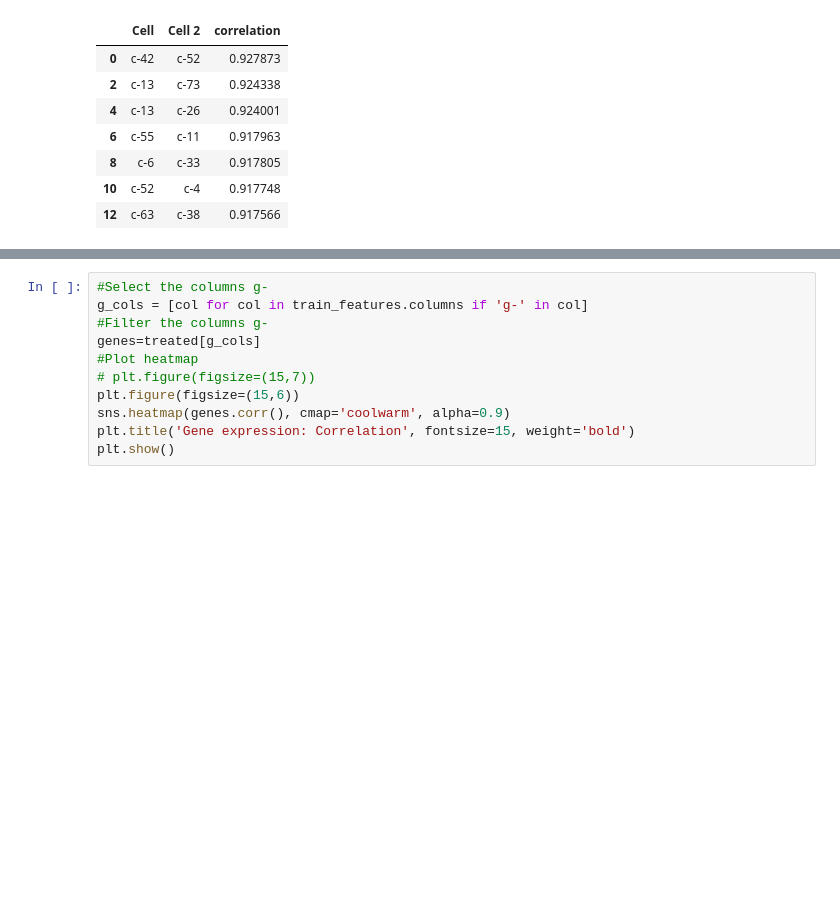
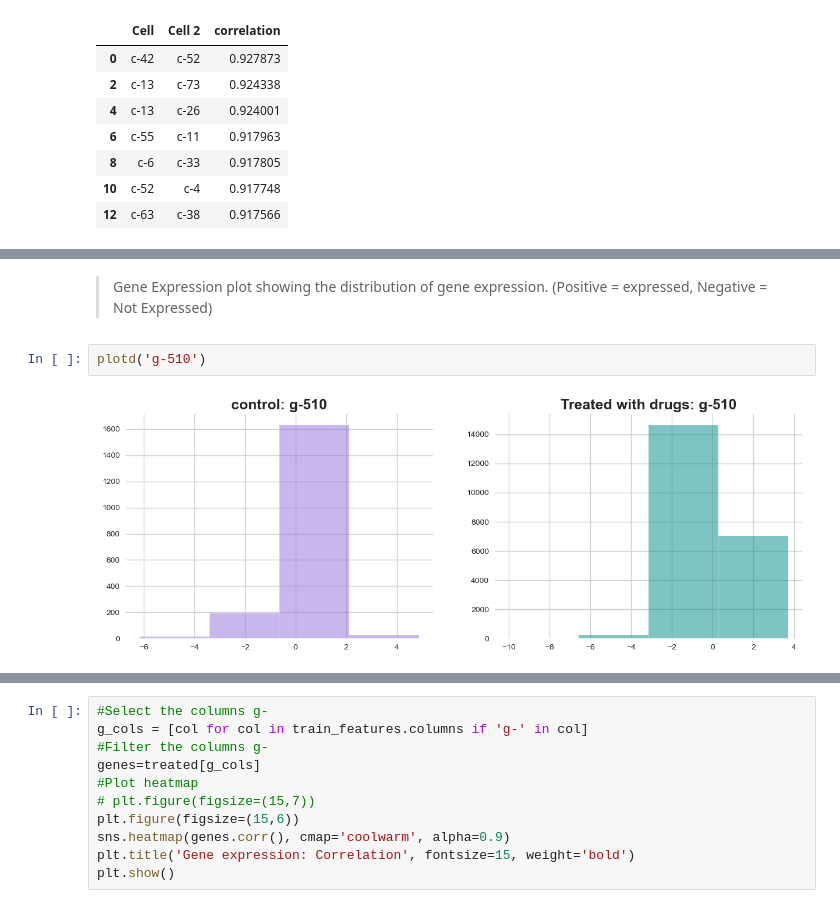
Before and after one commit to mdespinoza/MOA_Project, a Jupyter notebook: code/MOA_Project_Code.ipynb, the cells around one changed output, grey strips where cells are left out. Drawn from its saved outputs; the diff is of its cells as text; blank space fills up the shorter version.

```diff
--- a/code/MOA_Project_Code.ipynb
+++ b/code/MOA_Project_Code.ipynb
@@ -463,0 +585,6 @@ corrs(cells, 'Cell', 'Cell 2', rows=7)
+# %% [markdown]
+> Gene Expression plot showing the distribution of gene expression. (Positive = expressed, Negative = Not Expressed)
+# %%
+plotd('g-510')
+# %% [output]
+[figure, added]
```
Also changed, not shown: parts of 19 cells of this notebook.
